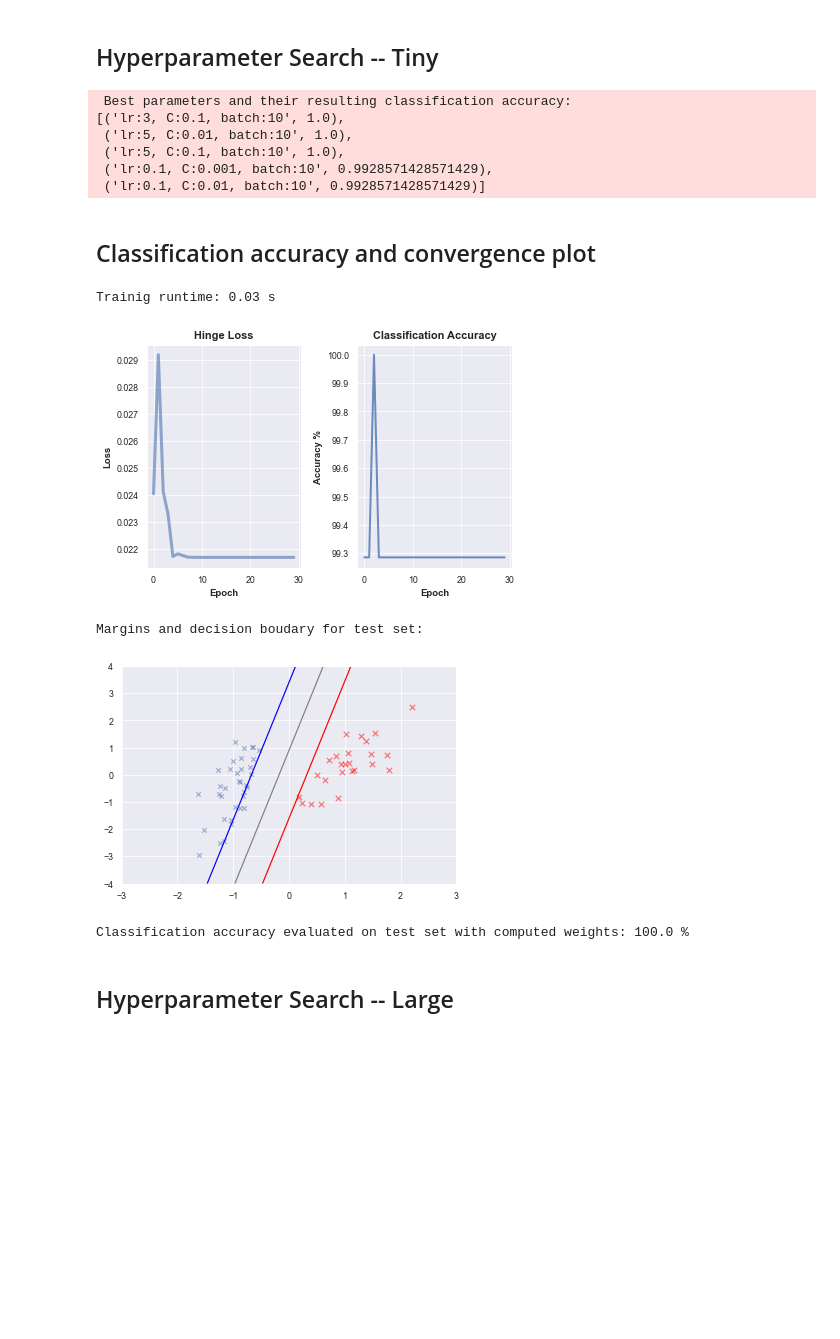
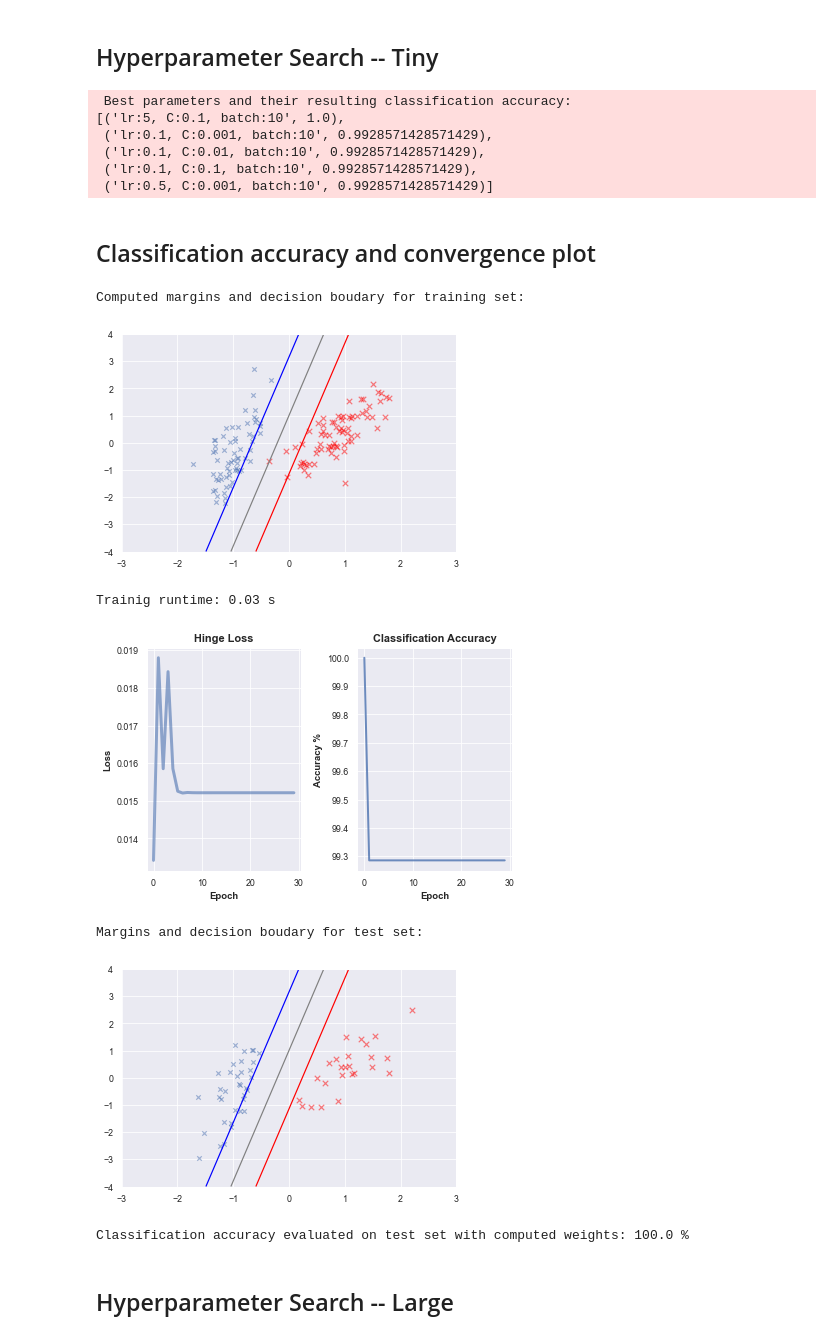
Before and after one commit to glarkstoat/SVM-using-SGD, a Jupyter notebook: test.ipynb, the cells around one changed output. Drawn from its saved outputs; the diff is of its cells as text; code cells hidden in the pictures; blank space fills up the shorter version.

Commit message:
... Unified --> LinearSVM

```diff
--- a/test.ipynb
+++ b/test.ipynb
@@ -80,7 +80,7 @@ results = {}
 for lr in tqdm(lrs):
     for C in Cs:
         for batch in batch_sizes:
-            svm = LinearSVM(lr=lr, C=C, batch_size=batch)
+            svm = LinearSVM(learning_rate=lr, regularization=C, batch_size=batch)
             results[f'lr:{lr}, C:{C}, batch:{batch}'] = DataUtils.cross_validation_score(svm, xtrain, ytrain, k=5)
 results = sorted(results.items(), key=lambda l:l[1], reverse=True)
 
@@ -88,53 +88,53 @@ print("\n\n Best parameters and their resulting classification accuracy:")
 pprint(results[:5])
 # %% [output]
  Best parameters and their resulting classification accuracy:
-[('lr:3, C:0.1, batch:10', 1.0),
- ('lr:5, C:0.01, batch:10', 1.0),
- ('lr:5, C:0.1, batch:10', 1.0),
+[('lr:5, C:0.1, batch:10', 1.0),
  ('lr:0.1, C:0.001, batch:10', 0.9928571428571429),
- ('lr:0.1, C:0.01, batch:10', 0.9928571428571429)]
+ ('lr:0.1, C:0.01, batch:10', 0.9928571428571429),
+ ('lr:0.1, C:0.1, batch:10', 0.9928571428571429),
+ ('lr:0.5, C:0.001, batch:10', 0.9928571428571429)]
 # %% [markdown]
 ## Classification accuracy and convergence plot
 # %%
 from DataLoader import *
 from LinearSVM import *
 
 dataloader = DataLoader()
 xtrain, xtest, ytrain, ytest = dataloader.get_toydata_tiny()
 
 # best hyperparameters
-lr = 3; C = 0.1; batch_size=10
-svm = LinearSVM(lr=lr, C=C, batch_size=batch_size)
+lr = 5; C = 0.1; batch_size=10
+svm = LinearSVM(learning_rate=lr, regularization=C, batch_size=batch_size, show_plot=True)
 svm.fit(xtrain, ytrain)
-print(f"Trainig runtime: {round(svm.runtime, 2)} s")
+print(f"\nTrainig runtime: {round(svm.runtime, 2)} s")
 
 # Convergence Plots
 plt.subplot(1,2,1)
 plt.title("Hinge Loss", fontweight="bold", fontsize=11)
 plt.plot(svm.losses, lw=3, alpha=0.6)
 plt.xlabel("Epoch", fontweight="bold"); plt.ylabel("Loss", fontweight="bold")
 
 plt.subplot(1,2,2)
 plt.title("Classification Accuracy", fontweight="bold", fontsize=11)
 plt.plot(svm.accuracies * 100, lw=2, alpha=0.8)
 plt.xlabel("Epoch", fontweight="bold"); plt.ylabel("Accuracy %", fontweight="bold")
-#plt.ylim(min(svm.accuracies), 105)
-
 plt.tight_layout()
 plt.show()
 
 print("\nMargins and decision boudary for test set: ")
-svm.plot_margin(np.c_[xtest, np.ones(xtest.shape[0])], ytest)
+svm.plot_margin(xtest, ytest)
 
 # classification accuracy
 print("\nClassification accuracy evaluated on test set with computed weights:", end=" ")
-print(round(svm.accuracy(np.c_[xtest, np.ones(xtest.shape[0])], ytest), 2)*100, "%\n")
+print(round(svm.accuracy(xtest, ytest, svm.optimizer.weight), 2)*100, "%\n")
 # %% [output]
-Trainig runtime: 0.03 s
+Computed margins and decision boudary for training set:
-[figure, old version]
+[figure, new version]
-Margins and decision boudary for test set:
+Trainig runtime: 0.03 s
-[figure, old version]
+[figure, new version]
-Classification accuracy evaluated on test set with computed weights: 100.0 %
+Margins and decision boudary for test set:
+[figure, added]
+Classification accuracy evaluated on test set with computed weights: 100.0 %
 # %% [markdown]
 ## Hyperparameter Search -- Large
 # %%
```
Also changed, not shown: parts of 3 cells of this notebook, 7 other files.
